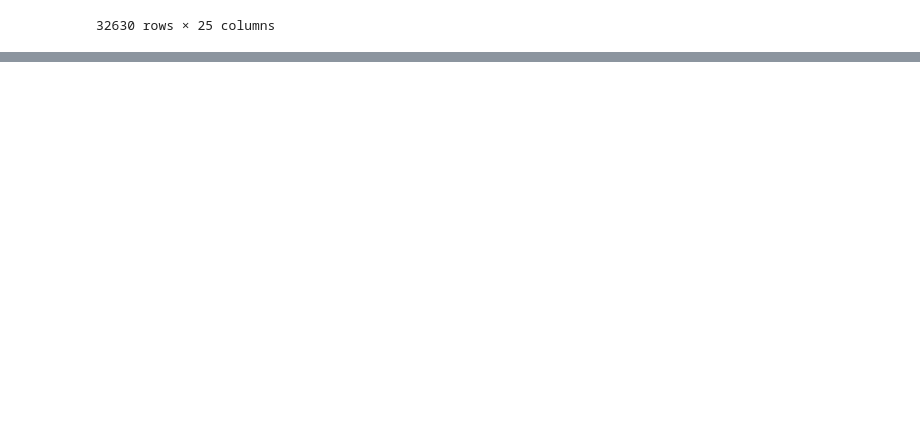
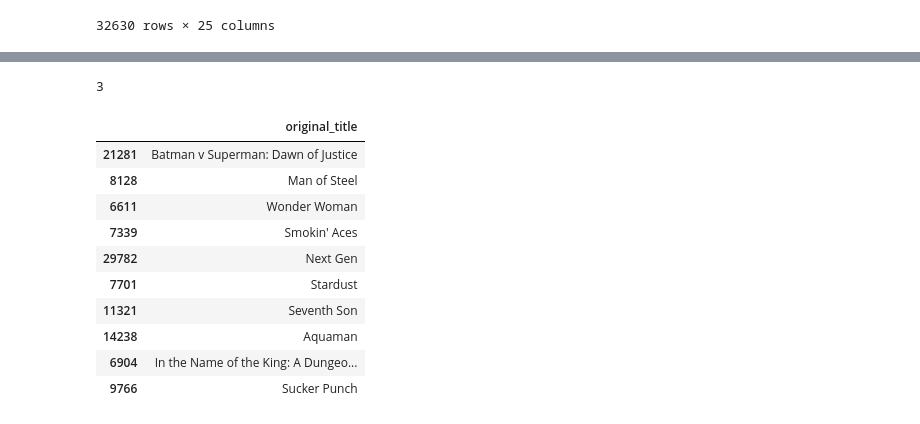
Before and after one commit to codex-iter/-Movie-Recommendation_What-Next, a Jupyter notebook: content_based_recommendation.ipynb, the cells around one changed output, grey strips where cells are left out. Drawn from its saved outputs; the diff is of its cells as text; code cells hidden in the pictures; blank space fills up the shorter version.

```diff
--- a/content_based_recommendation.ipynb
+++ b/content_based_recommendation.ipynb
@@ -24,16 +30,15 @@ df
 # %%
 #For content-based recommendation we require some features. Here we take features like genre,country, director and actors
 #for the recommendation system and store it in a list
-
+df=df.drop(['Unnamed: 0','Unnamed: 0.1','imdb_title_id','date_published','duration','budget','usa_gross_income','worlwide_gross_income','metascore','reviews_from_users','reviews_from_critics','year','avg_vote','votes'],axis=1)
 features=['genre','country','director','actors']
 # %%
 #The features selected for the recommendation system are added in the dataframe's coloumn
 
 def combine_features(row): #function for combining the values of these columns into a single string
     return row['genre']+" "+row['country']+" "+row['director']+" "+row['actors']
-for x in features:
-    df[x]=df[x].fillna('')#for NaN values
+df=df.replace(np.nan, ' ')#for NaN values
 df['combined_features']=df.apply(combine_features,axis=1)
-df.iloc[0].combined_features
-print("Combined features:"+df['combined_features'].head())
+#print("Combined features:"+df['combined_features'].head())
+df
 # %% [output]
@@ -52,2 +80,29 @@ cosineSimilarity=cosine_similarity(matrix)
 # %%
 indices=pd.Series(df.index, index=df['original_title']).drop_duplicates()
+indices[3]
+# %% [output]
+3
+# %%
+def recommend(title,sim_sco=cosineSimilarity):
+    x=indices[title]
+    sim_sco=list(enumerate(cosineSimilarity[x]))
+    sim_sco.sort(key=lambda i:i[1],reverse=True)
+    sim_sco=sim_sco[1:11]
+    recommended_movie_indices=[i[0] for i in sim_sco]
+    return df['original_title'].iloc[recommended_movie_indices]
+# %%
+final=pd.DataFrame(recommend('Justice League'))
+# %%
+final
+# %% [output]
+|  | original_title |
+| 21281 | Batman v Superman: Dawn of Justice |
+| 8128 | Man of Steel |
+| 6611 | Wonder Woman |
+| 7339 | Smokin' Aces |
+| 29782 | Next Gen |
+| 7701 | Stardust |
+| 11321 | Seventh Son |
+| 14238 | Aquaman |
+| 6904 | In the Name of the King: A Dungeo... |
+| 9766 | Sucker Punch |
```
Also changed, not shown: parts of 5 cells of this notebook.
